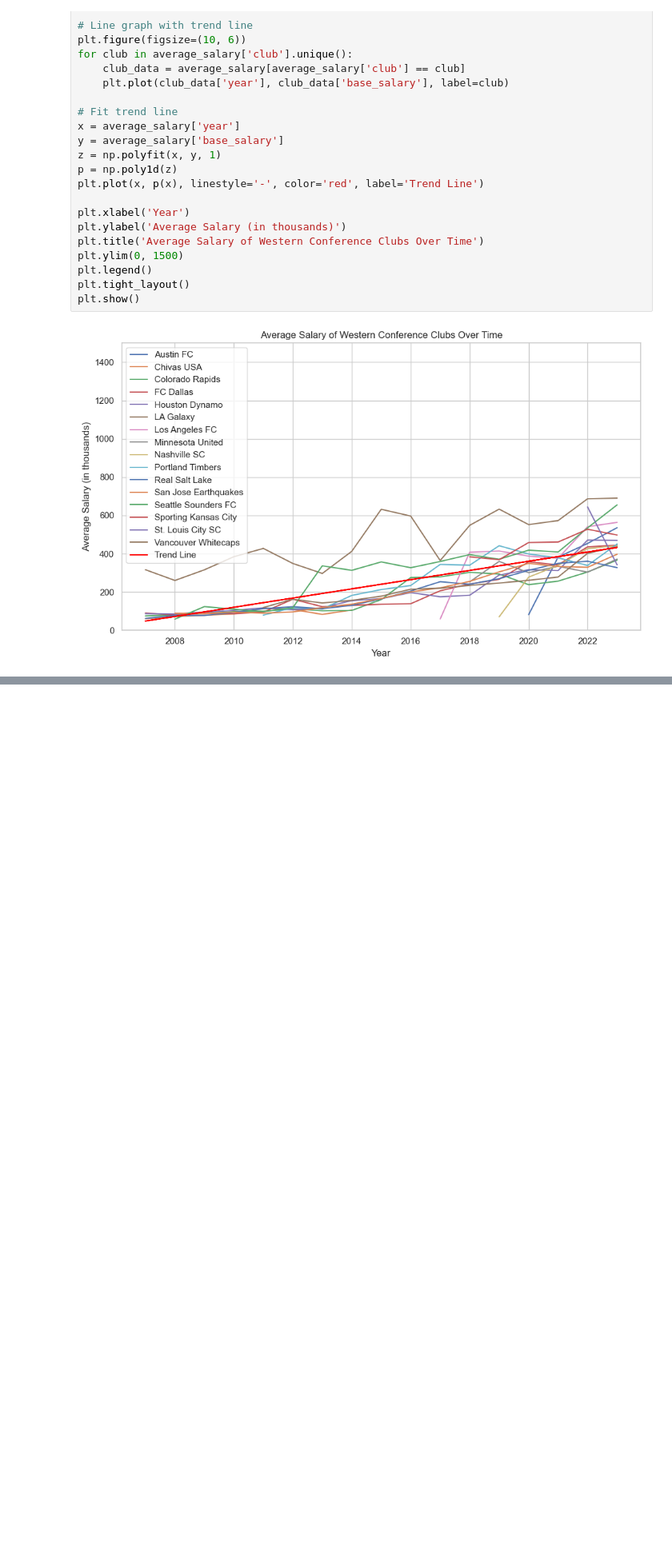
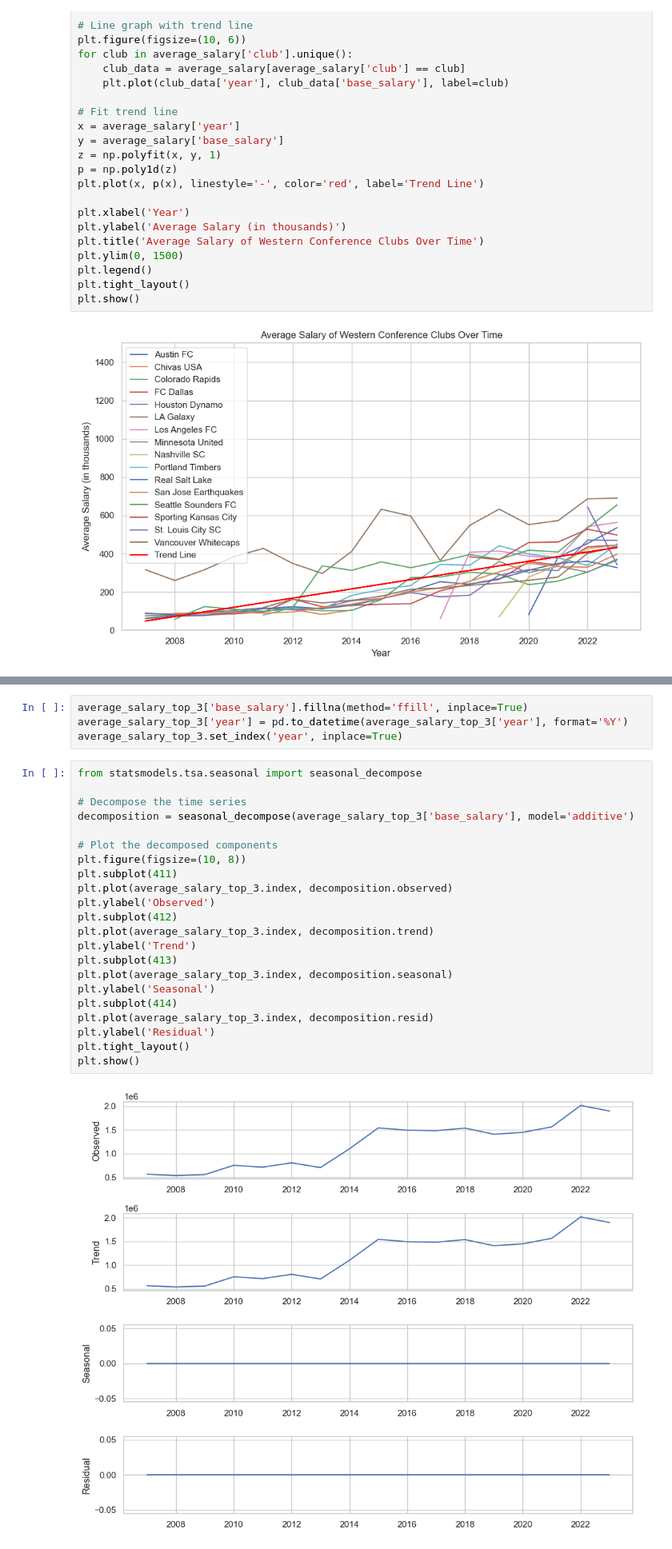
Before and after one commit to GabeAvinaz/Proj_1_MLS_Player_Salary_-Projections, a Jupyter notebook: MLS_player_Salary_Projections.ipynb, the cells around one changed output, grey strips where cells are left out. Shown: that part at 80% size. Cells and saved outputs as stored; diff of their text form; blank space fills up the shorter version.

```diff
--- a/MLS_player_Salary_Projections.ipynb
+++ b/MLS_player_Salary_Projections.ipynb
@@ -623,0 +646,28 @@ plt.show()
+# %%
+average_salary_top_3['base_salary'].fillna(method='ffill', inplace=True)
+average_salary_top_3['year'] = pd.to_datetime(average_salary_top_3['year'], format='%Y')
+average_salary_top_3.set_index('year', inplace=True)
+# %%
+from statsmodels.tsa.seasonal import seasonal_decompose
+
+# Decompose the time series
+decomposition = seasonal_decompose(average_salary_top_3['base_salary'], model='additive')
+
+# Plot the decomposed components
+plt.figure(figsize=(10, 8))
+plt.subplot(411)
+plt.plot(average_salary_top_3.index, decomposition.observed)
+plt.ylabel('Observed')
+plt.subplot(412)
+plt.plot(average_salary_top_3.index, decomposition.trend)
+plt.ylabel('Trend')
+plt.subplot(413)
+plt.plot(average_salary_top_3.index, decomposition.seasonal)
+plt.ylabel('Seasonal')
+plt.subplot(414)
+plt.plot(average_salary_top_3.index, decomposition.resid)
+plt.ylabel('Residual')
+plt.tight_layout()
+plt.show()
+# %% [output]
+[figure, added]
```
Also changed, not shown: parts of 6 cells of this notebook, 4 other files.
